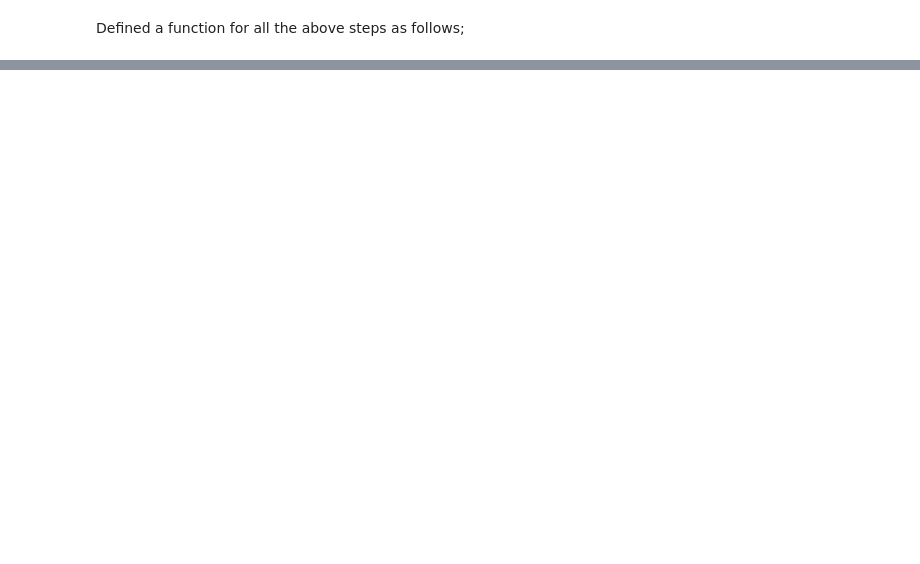
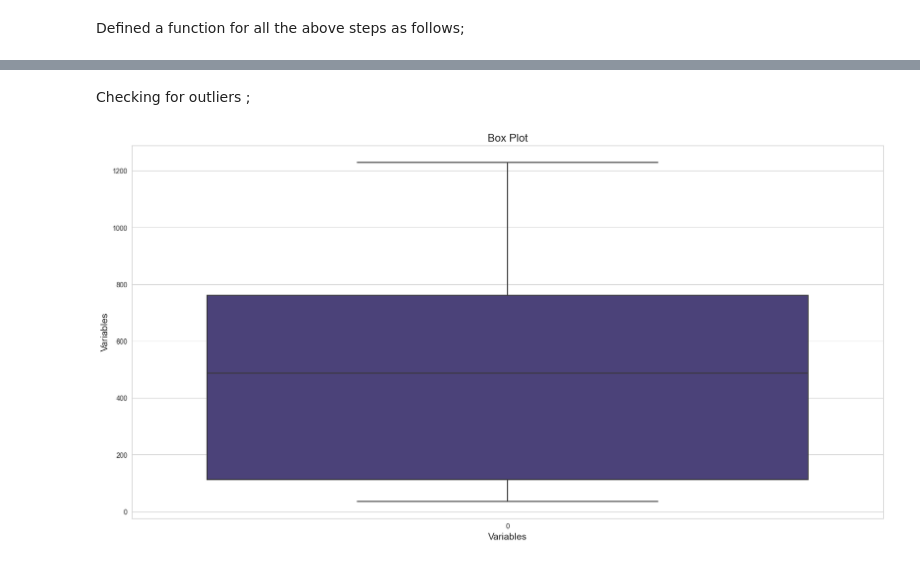
Before and after one commit to Anna-Elsa-Luiz/Time_series, a Jupyter notebook: EDA.ipynb, the cells around one changed output, grey strips where cells are left out. Saved outputs shown, nothing was run; the diff lists cells and outputs as text; code cells hidden in the pictures; blank space fills up the shorter version.

```diff
--- a/EDA.ipynb
+++ b/EDA.ipynb
@@ -372,0 +402,23 @@ Failed to reject null hypothesis,hence the data is non-stationary
+# %% [markdown]
+Checking for outliers ;
+# %%
+import seaborn as sns
+
+# Set Seaborn style
+sns.set_style("whitegrid")
+
+# Set custom color palette
+custom_palette = sns.color_palette("viridis", n_colors=5)  # You can choose any other palette you prefer
+
+# Create boxplot
+fig, ax = plt.subplots(figsize=(20, 10))
+sns.boxplot(data=stock_data['Close'], ax=ax, palette=custom_palette)
+
+# Set labels and title
+ax.set_xlabel('Variables', fontsize=14)
+ax.set_ylabel('Variables', fontsize=14)
+ax.set_title('Box Plot', fontsize=16)
+
+plt.show()
+# %% [output]
+[figure, added]
```
Also changed, not shown: parts of 53 cells of this notebook, 1 other file.
